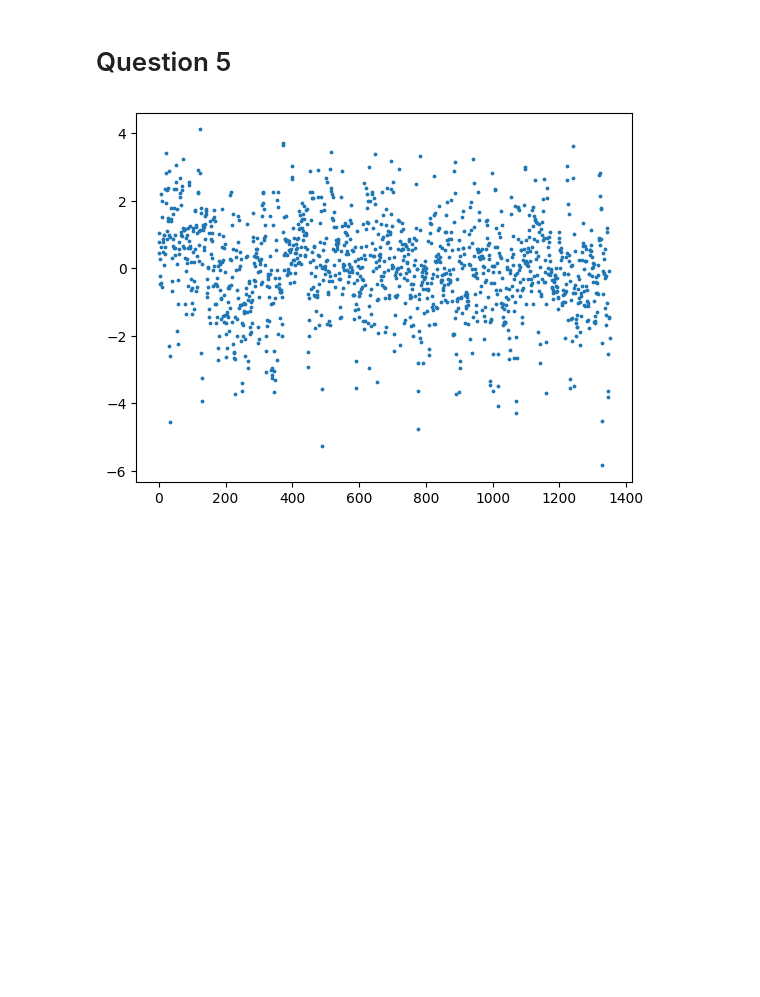
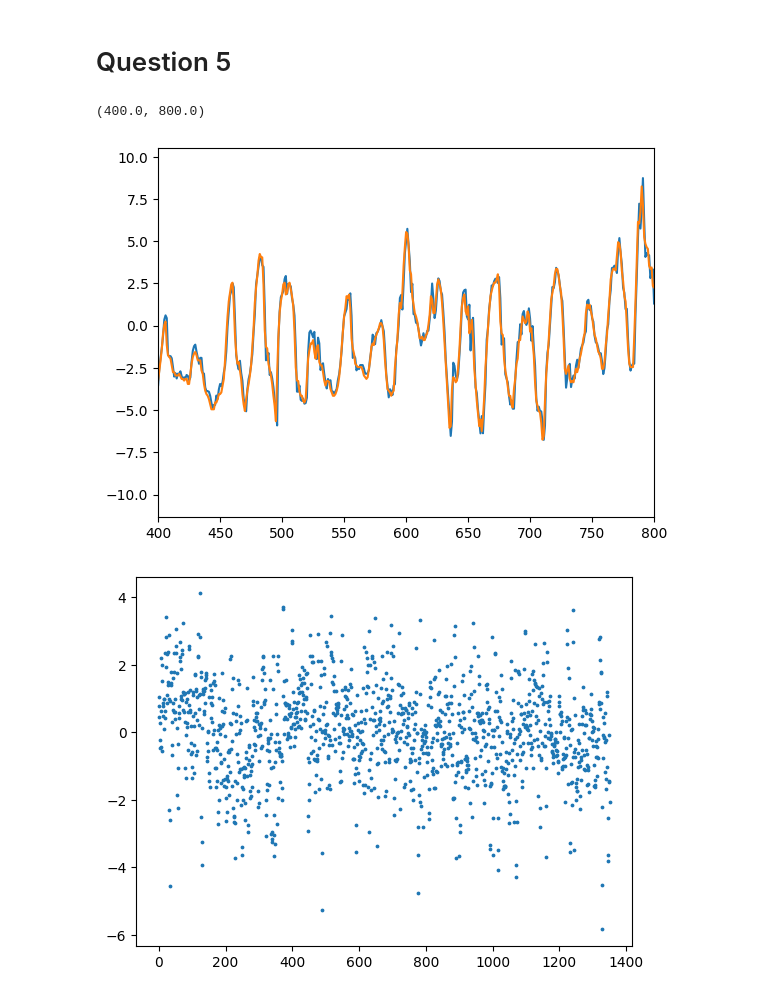
Before and after one commit to atjhin/lund-university, a Jupyter notebook: MASM17/Lab2_Svedala.ipynb, the cells around one changed output. Cells and saved outputs as stored; diff of their text form; code cells hidden in the pictures; blank space fills up the shorter version.

```diff
--- a/MASM17/Lab2_Svedala.ipynb
+++ b/MASM17/Lab2_Svedala.ipynb
@@ -177,6 +187,26 @@ yhat3_correct = yhat3_wrong + modelling.filter(Fhat3, [1],sturup)
 remove = max(len(Fhat3), len(Ghat3), len(G3), 1)
 yhat3_wrong = yhat3_wrong[remove:]
 yhat3_correct = yhat3_correct[remove:]
+# %%
+y_v = svedala
+x_v = sturup
+k=1
+KA = A
+KB = B
+KC = C
+F1, G1 = modelling.polydiv(KC, KA, k)
+BF1 = np.convolve(KB, F1)
+Fhat1, Ghat1 = modelling.polydiv(BF1, KC, k)
+xhat1 = modelling.filter(G1, C, x_v)
+
+yhat1 = modelling.filter(Ghat1, C, x_v) + modelling.filter(G1, C, y_v) + modelling.filter(Fhat1, [1],x_v)
+remove = max(len(Fhat1), len(Ghat1), len(G1), 1)
+plt.plot(yhat1)
+plt.plot(y_v)
+plt.xlim(400,800)
+# %% [output]
+(400.0, 800.0)
+[figure, added]
 # %%
 plt.scatter(range(len(yhat3_correct)),yhat3_correct-svedala[remove:], s=3)
 plt.show()
```
Also changed, not shown: parts of 4 cells of this notebook, 1 other file.
